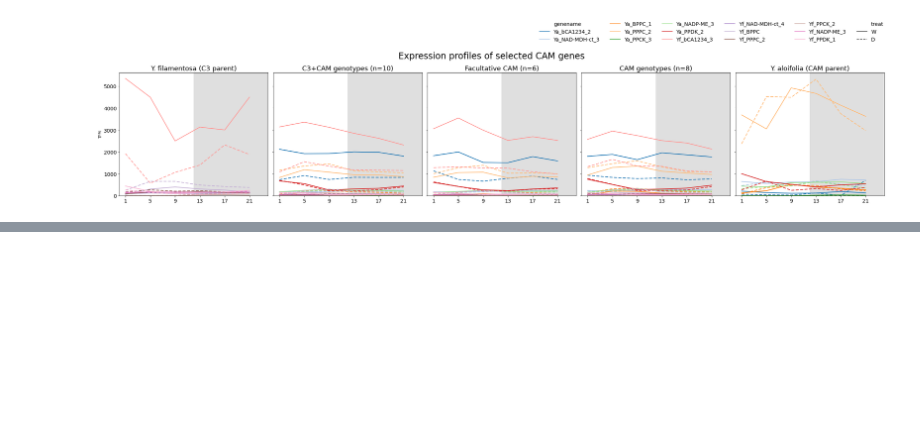
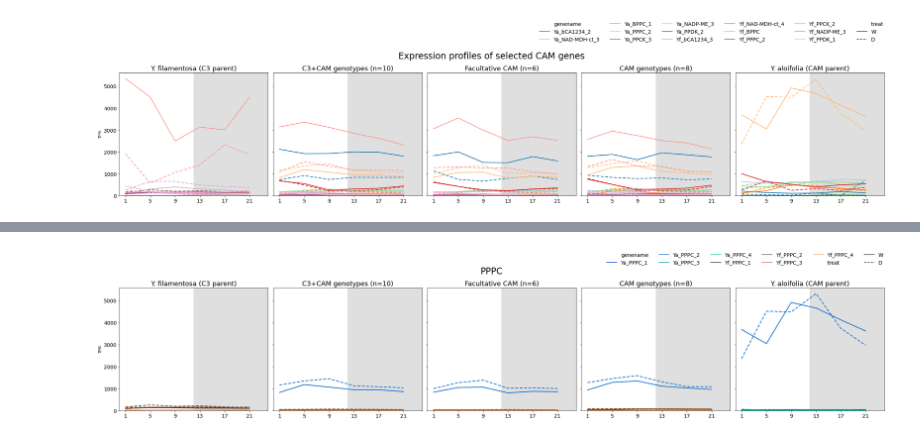
Before and after one commit to achpardo/yucca-genomics, a Jupyter notebook: masigpro/CAM_TS_genes.ipynb, the cells around one changed output, grey strips where cells are left out. Saved outputs shown, nothing was run; the diff lists cells and outputs as text; code cells hidden in the pictures; blank space fills up the shorter version.

```diff
--- a/masigpro/CAM_TS_genes.ipynb
+++ b/masigpro/CAM_TS_genes.ipynb
@@ -945,0 +1135,4 @@ plot_genefam_withparents(gids,"Expression profiles of selected CAM genes","genep
+# %%
+plot_genefam_withparents("PPPC")
+# %% [output]
+[figure, added]
```
Also changed, not shown: parts of 35 cells of this notebook.
